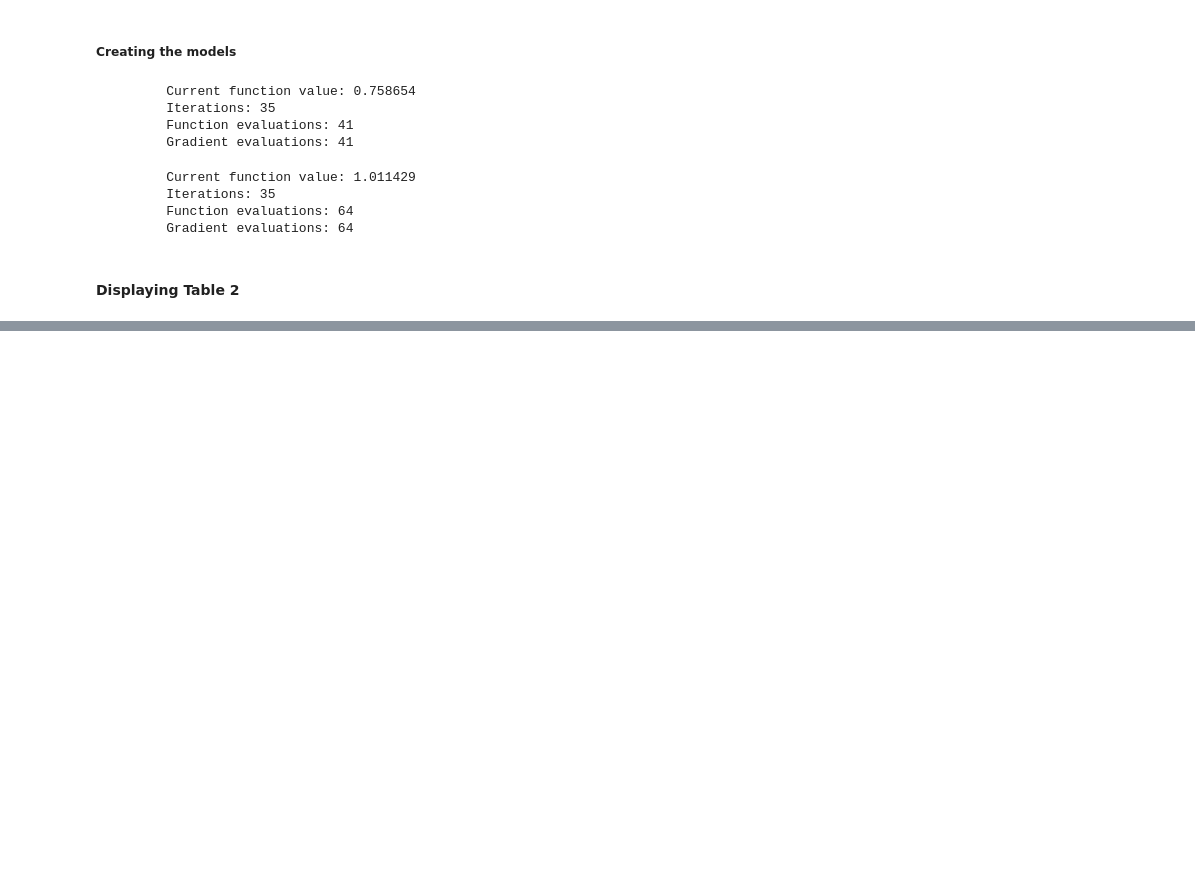
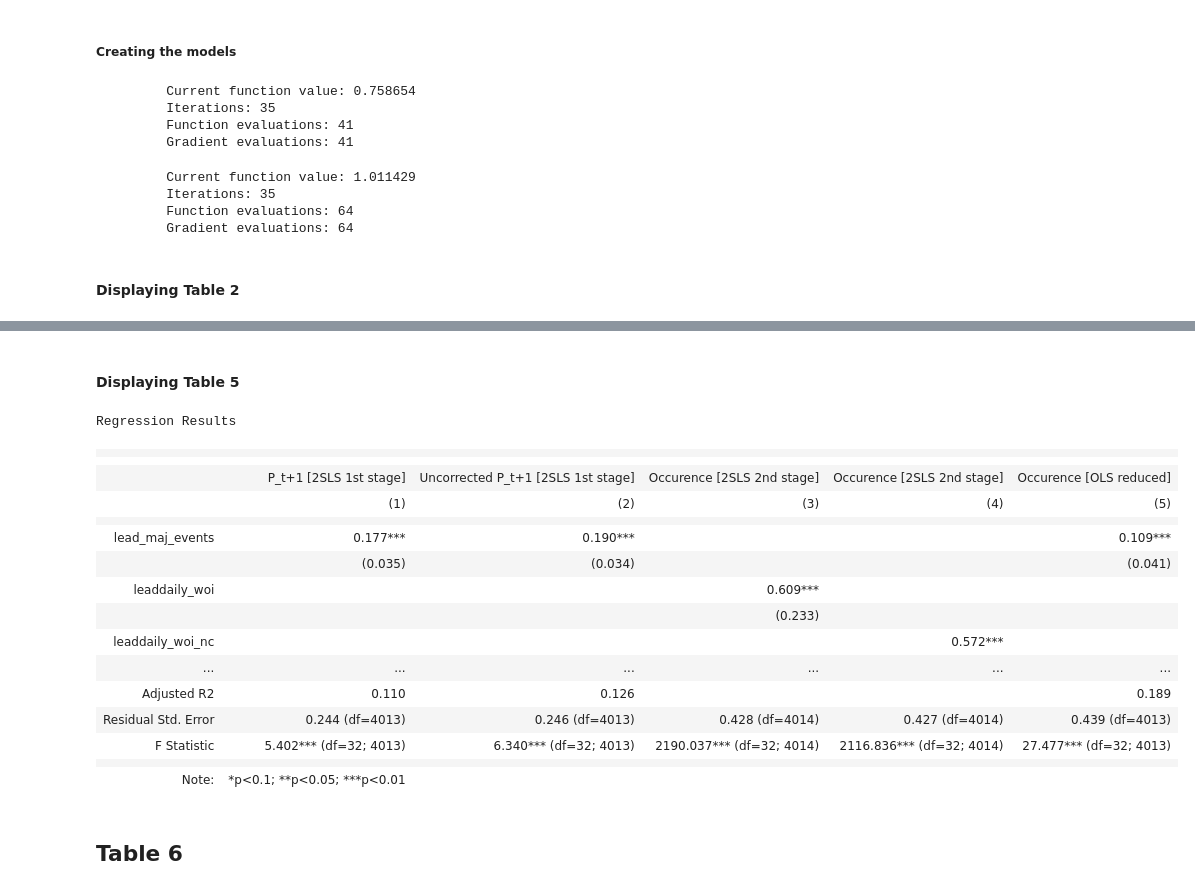
Before and after one commit to Udzf/Israel-Palestine, a Jupyter notebook: Econ.ipynb, the cells around one changed output, grey strips where cells are left out. Drawn from its saved outputs; the diff is of its cells as text; code cells hidden in the pictures; blank space fills up the shorter version.

```diff
--- a/Econ.ipynb
+++ b/Econ.ipynb
@@ -416,0 +1195,62 @@ Regression Results
+# %%
+# Column 5
+from linearmodels.iv import IV2SLS
+import pandas as pd
+
+# Column 2
+relevant_columns = ['leaddaily_woi_nc', 'occurrence', 'lead_maj_events',
+    "occurrence_pal_1", "occurrence_pal_2_7", "occurrence_pal_8_14",
+    'month', 'year', 'dow', 'gaza_war', 'monthyear'
+]
+
+data_table_4 = replication_file1[relevant_columns].copy()
+
+# Filter rows where gaza_war == 0
+filtered_data = data_table_4[data_table_4['gaza_war'] == 0].copy()
+
+# Drop rows with NaN due to lagging
+filtered_data.dropna(inplace=True)
+
+formula = """
+occurrence ~ lead_maj_events + occurrence_pal_1 + occurrence_pal_2_7 + occurrence_pal_8_14
++ C(month) + C(year) + C(dow)
+"""
+
+# Perform the regression with clustered standard errors
+model_5 = smf.ols(formula, data=filtered_data).fit(
+    cov_type='cluster',
+    cov_kwds={'groups': filtered_data['monthyear']}
+)
+# %% [markdown]
+#### Displaying Table 5
+# %%
+# @title ##### Regression Table 5
+stargazer = Stargazer([model_1, model_2, model_3, model_4, model_5])
+
+# Customize the output as needed
+stargazer.title("Regression Results")
+stargazer.covariate_order(['lead_maj_events', 'leaddaily_woi', 'leaddaily_woi_nc'])
+# Modify column names with LaTeX formatting and ensure proper rendering
+stargazer.custom_columns(["P_t+1 [2SLS 1st stage]", "Uncorrected P_t+1 [2SLS 1st stage]", "Occurence [2SLS 2nd stage]", "Occurence [2SLS 2nd stage]", "Occurence [OLS reduced]"], [1, 1, 1, 1 ,1])
+
+stargazer
+# %% [output]
+Regression Results
+|  |  |  |  |  |  |
+|  |
+|  | P_t+1 [2SLS 1st stage] | Uncorrected P_t+1 [2SLS 1st stage] | Occurence [2SLS 2nd stage] | Occurence [2SLS 2nd stage] | Occurence [OLS reduced] |
+|  | (1) | (2) | (3) | (4) | (5) |
+|  |  |  |  |  |  |
+| lead_maj_events | 0.177*** | 0.190*** |  |  | 0.109*** |
+|  | (0.035) | (0.034) |  |  | (0.041) |
+| leaddaily_woi |  |  | 0.609*** |  |  |
+|  |  |  | (0.233) |  |  |
+| leaddaily_woi_nc |  |  |  | 0.572*** |  |
+| ... | ... | ... | ... | ... | ... |
+| Adjusted R2 | 0.110 | 0.126 |  |  | 0.189 |
+| Residual Std. Error | 0.244 (df=4013) | 0.246 (df=4013) | 0.428 (df=4014) | 0.427 (df=4014) | 0.439 (df=4013) |
+| F Statistic | 5.402*** (df=32; 4013) | 6.340*** (df=32; 4013) | 2190.037*** (df=32; 4014) | 2116.836*** (df=32; 4014) | 27.477*** (df=32; 4013) |
+|  |  |  |  |  |  |
+| Note: | *p<0.1; **p<0.05; ***p<0.01 |  |  |  |  |
+# %% [markdown]
+## Table 6
```
Also changed, not shown: parts of 74 cells of this notebook.
